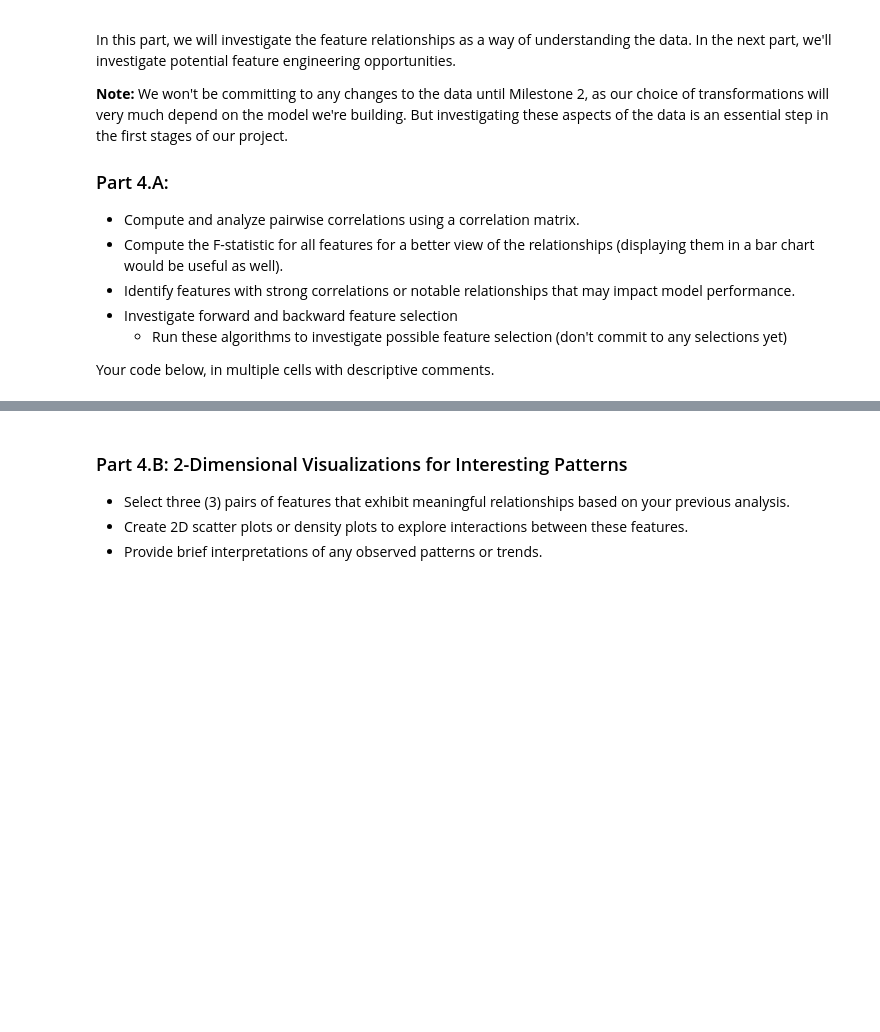
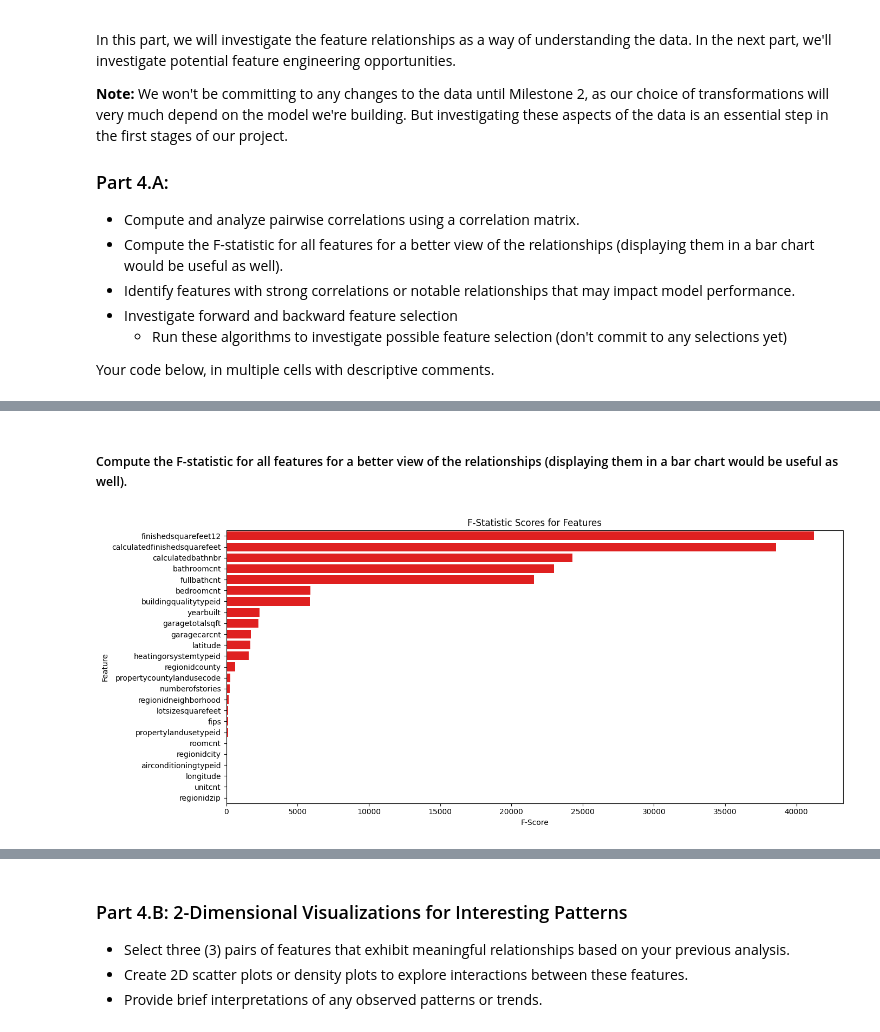
Before and after one commit to JakeOrionBU/mod3-milestone-1-grp-9, a Jupyter notebook: Milestone_01.ipynb, the cells around one changed output, grey strips where cells are left out. Cells and saved outputs as stored; diff of their text form; code cells hidden in the pictures; blank space fills up the shorter version.

```diff
--- a/Milestone_01.ipynb
+++ b/Milestone_01.ipynb
@@ -643,0 +767,22 @@ Pay particular attention to especially interesting and/or strongly correlated fe
+# %% [markdown]
+##### Compute the F-statistic for all features for a better view of the relationships (displaying them in a bar chart would be useful as well).
+# %%
+#separate into X and y
+X = df_final.drop(columns=['taxvaluedollarcnt']) #exclude taxvaluedollarcnt
+y = df_final['taxvaluedollarcnt']
+#compute f-stat and p-vals
+f_scores, p_vals = f_regression(X, y)
+#create dataframe with features, f-score, and p-values to use for visualization
+fp_df = pd.DataFrame({
+    'Feature': X.columns,
+    'F-Score': f_scores,
+    'p-Value': p_vals
+}).sort_values(by='F-Score', ascending=False) #sort by f-score
+#plot f-scores
+plt.figure(figsize=(14,6))
+sns.barplot(x='F-Score', y='Feature', data=fp_df, color='red')
+plt.title('F-Statistic Scores for Features')
+plt.tight_layout()
+plt.show()
+# %% [output]
+[figure, added]
```
Also changed, not shown: parts of 35 cells of this notebook.
